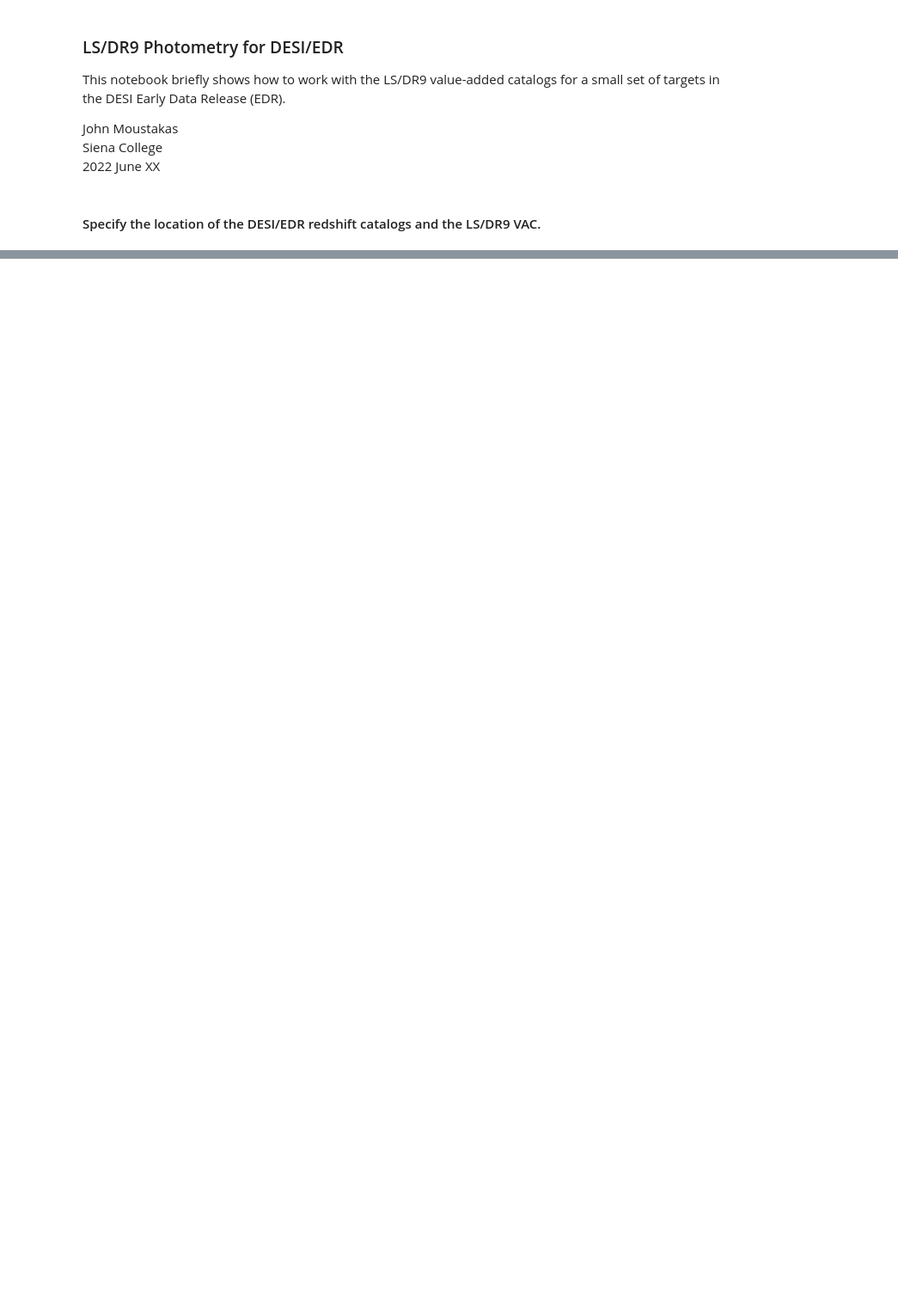
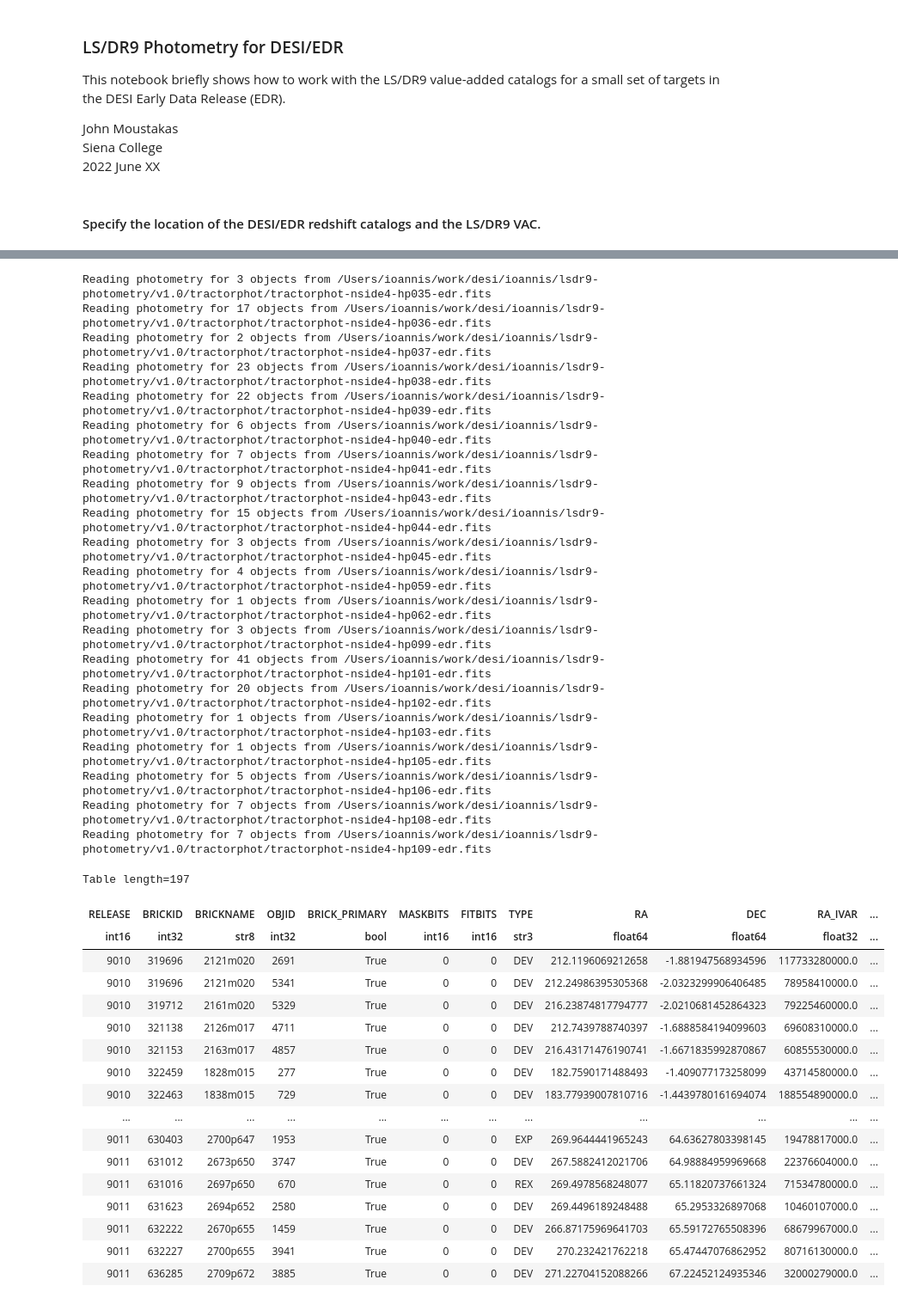
Before and after one commit to moustakas/desi-photometry, a Jupyter notebook: example.ipynb, the cells around one changed output, grey strips where cells are left out. Shown at 86% size. Cells and saved outputs as stored; diff of their text form; code cells hidden in the pictures; blank space fills up the shorter version.

```diff
--- a/example.ipynb
+++ b/example.ipynb
@@ -42,29 +78,30 @@ hp.nside2resol(4, arcmin=True) / 60
 # %%
-def get_tractorphot():
+def read_tractorphot(zcat, verbose=False):
+    from glob import glob
     from desimodel.footprint import radec2pix
-    from desitarget.sv3.sv3_targetmask import desi_mask
 
-    zcat = Table(fitsio.read(os.path.join(zcatdir, 'ztile-sv3-dark-cumulative.fits'), 'ZCATALOG'))
-    I = (zcat['SV3_DESI_TARGET'] & desi_mask.mask('LRG') != 0) * (zcat['ZWARN'] == 0) * (zcat['Z'] > 0.7) * (zcat['Z'] < 0.701)
-    zcat = zcat[I]
-    print('Selected {} objects'.format(len(zcat)))
+    tractorphotfiles = glob(os.path.join(vacdir, 'tractorphot', 'tractorphot-nside4-hp???-edr.fits'))
 
-    hdr = fitsio.read_header(glob(os.path.join(photdir, 'tractorphot-nside4-hp???-fuji.fits'))[0], 'TRACTORPHOT')
+    hdr = fitsio.read_header(tractorphotfiles[0], 'TRACTORPHOT')
     tractorphot_nside = hdr['FILENSID']
 
     pixels = radec2pix(tractorphot_nside, zcat['TARGET_RA'], zcat['TARGET_DEC'])
     phot = []
     for pixel in set(pixels):
         J = pixel == pixels
-        photfile = os.path.join(photdir, 'tractorphot-nside4-hp{:03d}-fuji.fits'.format(pixel))
+        photfile = os.path.join(vacdir, 'tractorphot', 'tractorphot-nside4-hp{:03d}-edr.fits'.format(pixel))
         targetids = fitsio.read(photfile, columns='TARGETID')
         K = np.where(np.isin(targetids, zcat['TARGETID'][J]))[0]
-        print('Reading photometry for {} objects from {}'.format(len(K), photfile))
+
+        if verbose:
+            print('Reading photometry for {} objects from {}'.format(len(K), photfile))
+
         _phot = fitsio.read(photfile, rows=K)
         phot.append(Table(_phot))
     phot = vstack(phot)
-    srt = np.hstack([np.where(tid == phot['TARGETID'])[0] for tid in zcat['TARGETID']]) # better way to sort here??
+
+    # Is there a better way to sort here??
+    srt = np.hstack([np.where(tid == phot['TARGETID'])[0] for tid in zcat['TARGETID']])
     phot = phot[srt]
-    return zcat, phot
 
->>> zcat, phot = get_tractorphot()
+    return phot
@@ -70,0 +131,42 @@ def get_tractorphot():
+# %%
+tractor = read_tractorphot(zcat, verbose=True)
+tractor
+# %% [output]
+Reading photometry for 3 objects from /Users/ioannis/work/desi/ioannis/lsdr9-photometry/v1.0/tractorphot/tractorphot-nside4-hp035-edr.fits
+Reading photometry for 17 objects from /Users/ioannis/work/desi/ioannis/lsdr9-photometry/v1.0/tractorphot/tractorphot-nside4-hp036-edr.fits
+Reading photometry for 2 objects from /Users/ioannis/work/desi/ioannis/lsdr9-photometry/v1.0/tractorphot/tractorphot-nside4-hp037-edr.fits
+Reading photometry for 23 objects from /Users/ioannis/work/desi/ioannis/lsdr9-photometry/v1.0/tractorphot/tractorphot-nside4-hp038-edr.fits
+Reading photometry for 22 objects from /Users/ioannis/work/desi/ioannis/lsdr9-photometry/v1.0/tractorphot/tractorphot-nside4-hp039-edr.fits
+Reading photometry for 6 objects from /Users/ioannis/work/desi/ioannis/lsdr9-photometry/v1.0/tractorphot/tractorphot-nside4-hp040-edr.fits
+Reading photometry for 7 objects from /Users/ioannis/work/desi/ioannis/lsdr9-photometry/v1.0/tractorphot/tractorphot-nside4-hp041-edr.fits
+Reading photometry for 9 objects from /Users/ioannis/work/desi/ioannis/lsdr9-photometry/v1.0/tractorphot/tractorphot-nside4-hp043-edr.fits
+Reading photometry for 15 objects from /Users/ioannis/work/desi/ioannis/lsdr9-photometry/v1.0/tractorphot/tractorphot-nside4-hp044-edr.fits
+Reading photometry for 3 objects from /Users/ioannis/work/desi/ioannis/lsdr9-photometry/v1.0/tractorphot/tractorphot-nside4-hp045-edr.fits
+Reading photometry for 4 objects from /Users/ioannis/work/desi/ioannis/lsdr9-photometry/v1.0/tractorphot/tractorphot-nside4-hp059-edr.fits
+Reading photometry for 1 objects from /Users/ioannis/work/desi/ioannis/lsdr9-photometry/v1.0/tractorphot/tractorphot-nside4-hp062-edr.fits
+Reading photometry for 3 objects from /Users/ioannis/work/desi/ioannis/lsdr9-photometry/v1.0/tractorphot/tractorphot-nside4-hp099-edr.fits
+Reading photometry for 41 objects from /Users/ioannis/work/desi/ioannis/lsdr9-photometry/v1.0/tractorphot/tractorphot-nside4-hp101-edr.fits
+Reading photometry for 20 objects from /Users/ioannis/work/desi/ioannis/lsdr9-photometry/v1.0/tractorphot/tractorphot-nside4-hp102-edr.fits
+Reading photometry for 1 objects from /Users/ioannis/work/desi/ioannis/lsdr9-photometry/v1.0/tractorphot/tractorphot-nside4-hp103-edr.fits
+Reading photometry for 1 objects from /Users/ioannis/work/desi/ioannis/lsdr9-photometry/v1.0/tractorphot/tractorphot-nside4-hp105-edr.fits
+Reading photometry for 5 objects from /Users/ioannis/work/desi/ioannis/lsdr9-photometry/v1.0/tractorphot/tractorphot-nside4-hp106-edr.fits
+Reading photometry for 7 objects from /Users/ioannis/work/desi/ioannis/lsdr9-photometry/v1.0/tractorphot/tractorphot-nside4-hp108-edr.fits
+Reading photometry for 7 objects from /Users/ioannis/work/desi/ioannis/lsdr9-photometry/v1.0/tractorphot/tractorphot-nside4-hp109-edr.fits
+Table length=197
+| RELEASE | BRICKID | BRICKNAME | OBJID | BRICK_PRIMARY | MASKBITS | FITBITS | TYPE | RA | DEC | RA_IVAR | ... |
+| int16 | int32 | str8 | int32 | bool | int16 | int16 | str3 | float64 | float64 | float32 | ... |
+| 9010 | 319696 | 2121m020 | 2691 | True | 0 | 0 | DEV | 212.1196069212658 | -1.881947568934596 | 117733280000.0 | ... |
+| 9010 | 319696 | 2121m020 | 5341 | True | 0 | 0 | DEV | 212.24986395305368 | -2.0323299906406485 | 78958410000.0 | ... |
+| 9010 | 319712 | 2161m020 | 5329 | True | 0 | 0 | DEV | 216.23874817794777 | -2.0210681452864323 | 79225460000.0 | ... |
+| 9010 | 321138 | 2126m017 | 4711 | True | 0 | 0 | DEV | 212.7439788740397 | -1.6888584194099603 | 69608310000.0 | ... |
+| 9010 | 321153 | 2163m017 | 4857 | True | 0 | 0 | DEV | 216.43171476190741 | -1.6671835992870867 | 60855530000.0 | ... |
+| 9010 | 322459 | 1828m015 | 277 | True | 0 | 0 | DEV | 182.7590171488493 | -1.409077173258099 | 43714580000.0 | ... |
+| 9010 | 322463 | 1838m015 | 729 | True | 0 | 0 | DEV | 183.77939007810716 | -1.4439780161694074 | 188554890000.0 | ... |
+| ... | ... | ... | ... | ... | ... | ... | ... | ... | ... | ... | ... |
+| 9011 | 630403 | 2700p647 | 1953 | True | 0 | 0 | EXP | 269.9644441965243 | 64.63627803398145 | 19478817000.0 | ... |
+| 9011 | 631012 | 2673p650 | 3747 | True | 0 | 0 | DEV | 267.5882412021706 | 64.98884959969668 | 22376604000.0 | ... |
+| 9011 | 631016 | 2697p650 | 670 | True | 0 | 0 | REX | 269.4978568248077 | 65.11820737661324 | 71534780000.0 | ... |
+| 9011 | 631623 | 2694p652 | 2580 | True | 0 | 0 | DEV | 269.4496189248488 | 65.2953326897068 | 10460107000.0 | ... |
+| 9011 | 632222 | 2670p655 | 1459 | True | 0 | 0 | DEV | 266.87175969641703 | 65.59172765508396 | 68679967000.0 | ... |
+| 9011 | 632227 | 2700p655 | 3941 | True | 0 | 0 | DEV | 270.232421762218 | 65.47447076862952 | 80716130000.0 | ... |
+| 9011 | 636285 | 2709p672 | 3885 | True | 0 | 0 | DEV | 271.22704152088266 | 67.22452124935346 | 32000279000.0 | ... |
```
Also changed, not shown: parts of 11 cells of this notebook.
